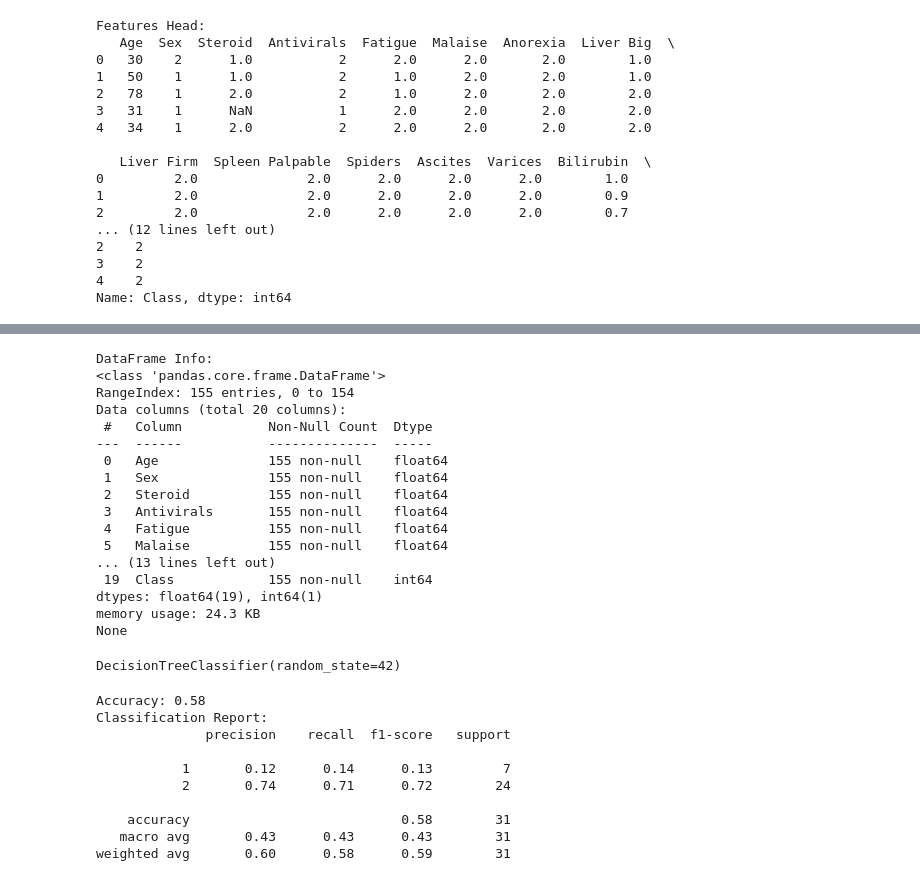
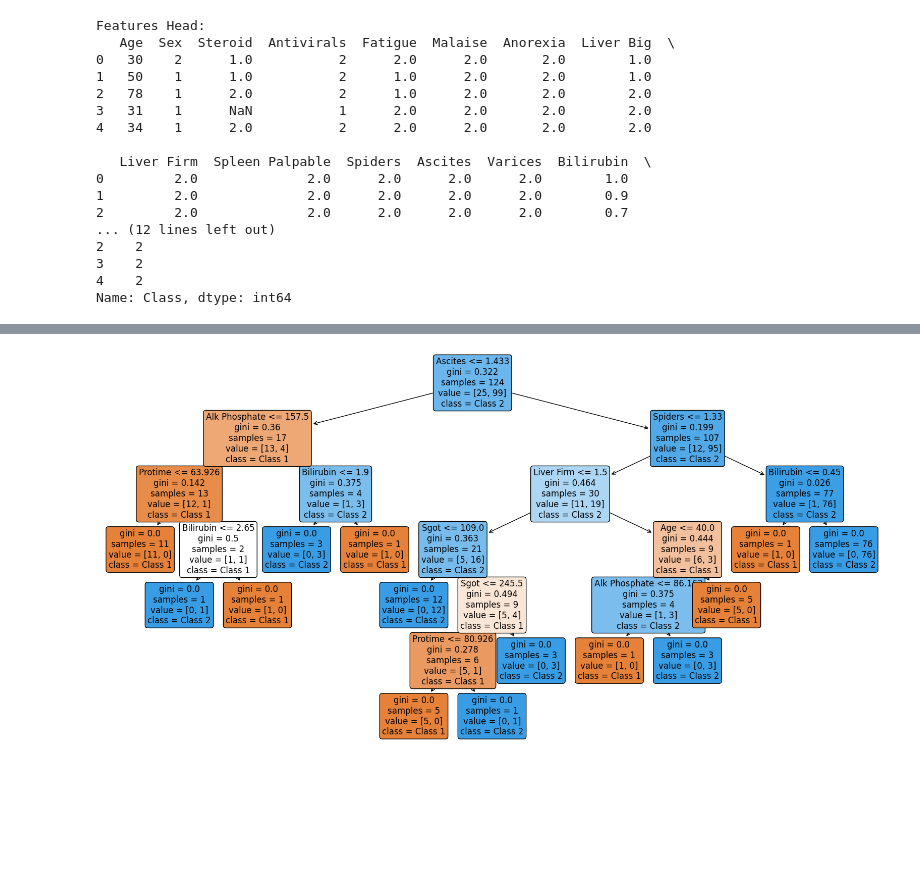
Before and after one commit to larajakosalem/DATA_ANALYTICS, a Jupyter notebook: Assignments/Lecture 8 Assignment.ipynb, the cells around one changed output, grey strips where cells are left out. Saved outputs shown, nothing was run; the diff lists cells and outputs as text; code cells hidden in the pictures; blank space fills up the shorter version.

```diff
--- a/Assignments/Lecture 8 Assignment.ipynb
+++ b/Assignments/Lecture 8 Assignment.ipynb
@@ -113,22 +109,0 @@ DataFrame Head:
-# %%
-# Explore the structure of the DataFrame
-print("DataFrame Info:")
-print(df.info())
-# %% [output]
-DataFrame Info:
-<class 'pandas.core.frame.DataFrame'>
-RangeIndex: 155 entries, 0 to 154
-Data columns (total 20 columns):
- #   Column           Non-Null Count  Dtype
----  ------           --------------  -----
- 0   Age              155 non-null    float64
- 1   Sex              155 non-null    float64
- 2   Steroid          155 non-null    float64
- 3   Antivirals       155 non-null    float64
- 4   Fatigue          155 non-null    float64
- 5   Malaise          155 non-null    float64
-... (13 lines left out)
- 19  Class            155 non-null    int64
-dtypes: float64(19), int64(1)
-memory usage: 24.3 KB
-None
@@ -138,6 +109,0 @@ X_train, X_test, y_train, y_test = train_test_split(X_imputed, y, test_size=0.2,
-# %%
-# Train a decision tree classifier
-clf = DecisionTreeClassifier(random_state=42)
-clf.fit(X_train, y_train)
-# %% [output]
-DecisionTreeClassifier(random_state=42)
@@ -147,17 +110,7 @@ y_pred = clf.predict(X_test)
-# %%
-# Evaluate the model
-accuracy = accuracy_score(y_test, y_pred)
-print(f"Accuracy: {accuracy:.2f}")
-print("Classification Report:")
-print(classification_report(y_test, y_pred))
-# %% [output]
-Accuracy: 0.58
-Classification Report:
-              precision    recall  f1-score   support
-
-           1       0.12      0.14      0.13         7
-           2       0.74      0.71      0.72        24
-
-    accuracy                           0.58        31
-   macro avg       0.43      0.43      0.43        31
-weighted avg       0.60      0.58      0.59        31
+# %%
+# Visualize the decision tree
+plt.figure(figsize=(20, 10))  # Set the figure size
+plot_tree(clf, feature_names=X.columns, class_names=['Class 1', 'Class 2'], filled=True, rounded=True, fontsize=12)
+plt.show()
+# %% [output]
+[figure, added]
```
Also changed, not shown: parts of 12 cells of this notebook, 2 other files.
